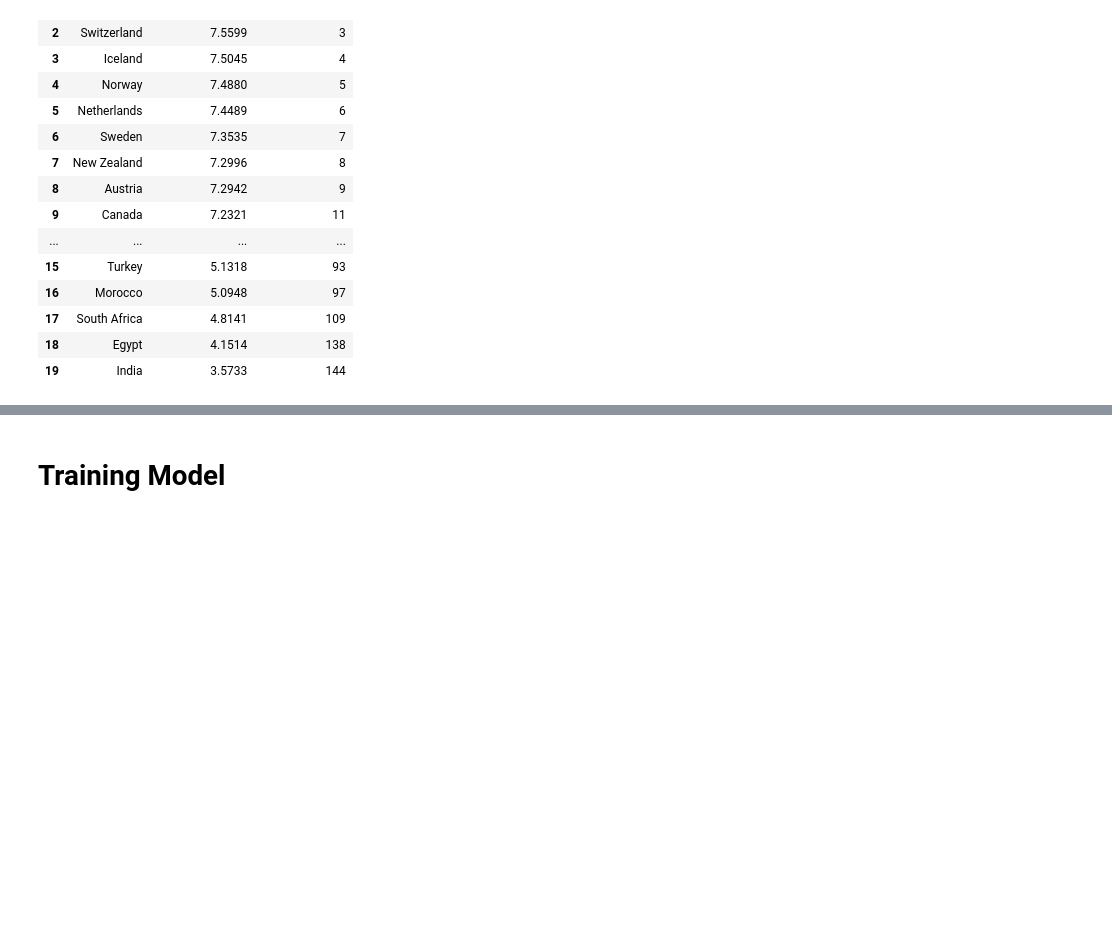
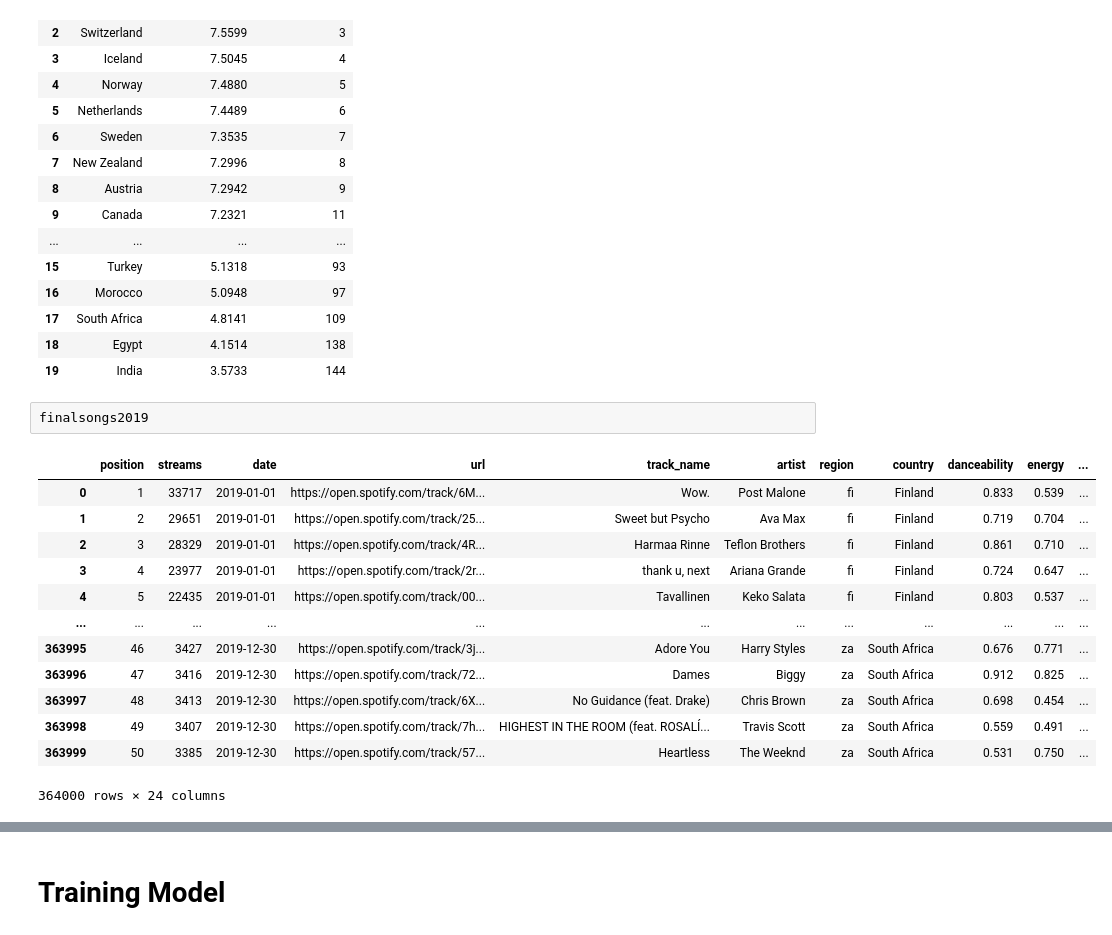
Before and after one commit to Albina-C/INFO-2950-Project, a Jupyter notebook: PROJ 2950.ipynb, the cells around one changed output, grey strips where cells are left out. Drawn from its saved outputs; the diff is of its cells as text; blank space fills up the shorter version.

```diff
--- a/PROJ 2950.ipynb
+++ b/PROJ 2950.ipynb
@@ -613,3 +606,19 @@ happy2020
 | 17 | South Africa | 4.8141 | 109 |
 | 18 | Egypt | 4.1514 | 138 |
 | 19 | India | 3.5733 | 144 |
+# %%
+finalsongs2019
+# %% [output]
+|  | position | streams | date | url | track_name | artist | region | country | danceability | energy | ... |
+| 0 | 1 | 33717 | 2019-01-01 | https://open.spotify.com/track/6M... | Wow. | Post Malone | fi | Finland | 0.833 | 0.539 | ... |
+| 1 | 2 | 29651 | 2019-01-01 | https://open.spotify.com/track/25... | Sweet but Psycho | Ava Max | fi | Finland | 0.719 | 0.704 | ... |
+| 2 | 3 | 28329 | 2019-01-01 | https://open.spotify.com/track/4R... | Harmaa Rinne | Teflon Brothers | fi | Finland | 0.861 | 0.710 | ... |
+| 3 | 4 | 23977 | 2019-01-01 | https://open.spotify.com/track/2r... | thank u, next | Ariana Grande | fi | Finland | 0.724 | 0.647 | ... |
+| 4 | 5 | 22435 | 2019-01-01 | https://open.spotify.com/track/00... | Tavallinen | Keko Salata | fi | Finland | 0.803 | 0.537 | ... |
+| ... | ... | ... | ... | ... | ... | ... | ... | ... | ... | ... | ... |
+| 363995 | 46 | 3427 | 2019-12-30 | https://open.spotify.com/track/3j... | Adore You | Harry Styles | za | South Africa | 0.676 | 0.771 | ... |
+| 363996 | 47 | 3416 | 2019-12-30 | https://open.spotify.com/track/72... | Dames | Biggy | za | South Africa | 0.912 | 0.825 | ... |
+| 363997 | 48 | 3413 | 2019-12-30 | https://open.spotify.com/track/6X... | No Guidance (feat. Drake) | Chris Brown | za | South Africa | 0.698 | 0.454 | ... |
+| 363998 | 49 | 3407 | 2019-12-30 | https://open.spotify.com/track/7h... | HIGHEST IN THE ROOM (feat. ROSALÍ... | Travis Scott | za | South Africa | 0.559 | 0.491 | ... |
+| 363999 | 50 | 3385 | 2019-12-30 | https://open.spotify.com/track/57... | Heartless | The Weeknd | za | South Africa | 0.531 | 0.750 | ... |
+364000 rows × 24 columns
```
Also changed, not shown: parts of 20 cells of this notebook, 2 other files.
